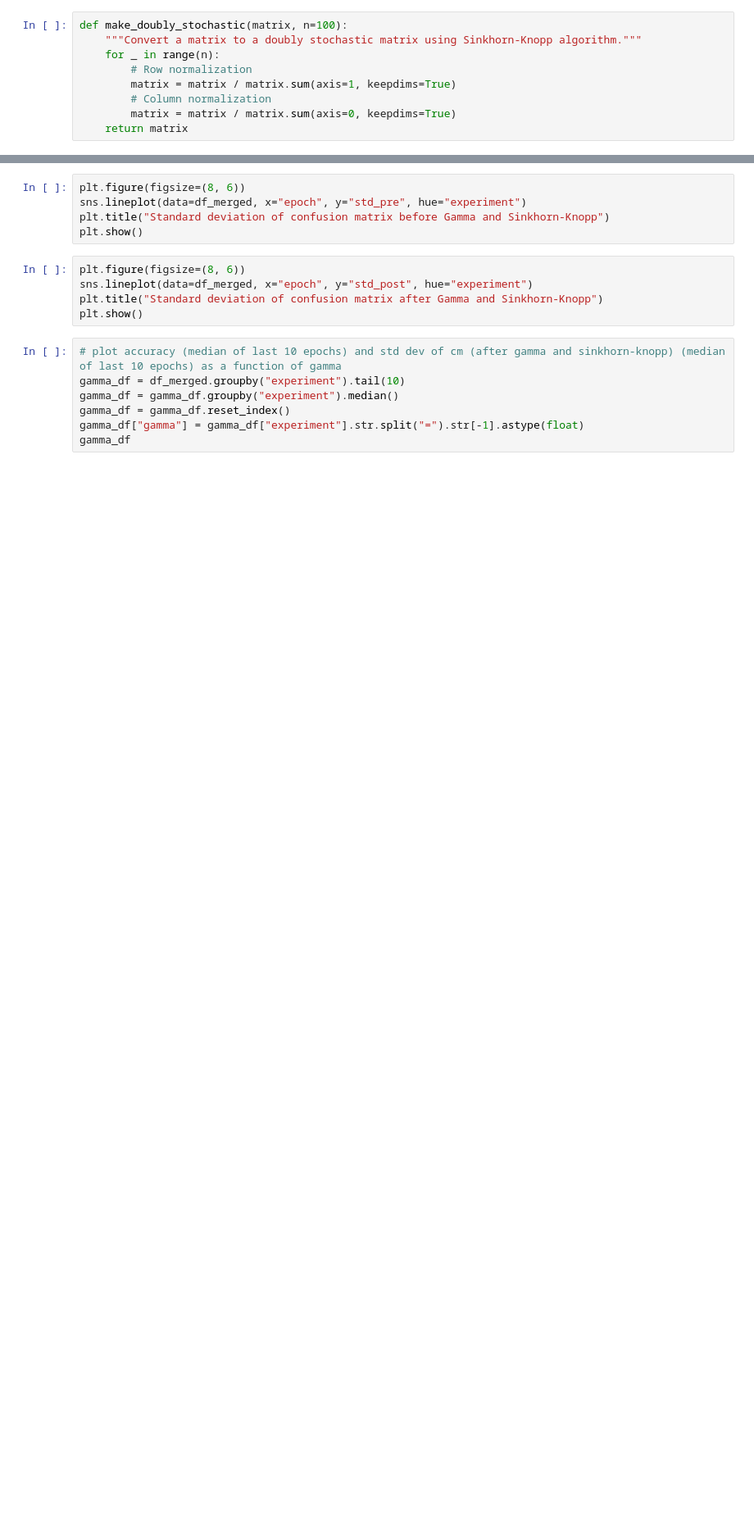
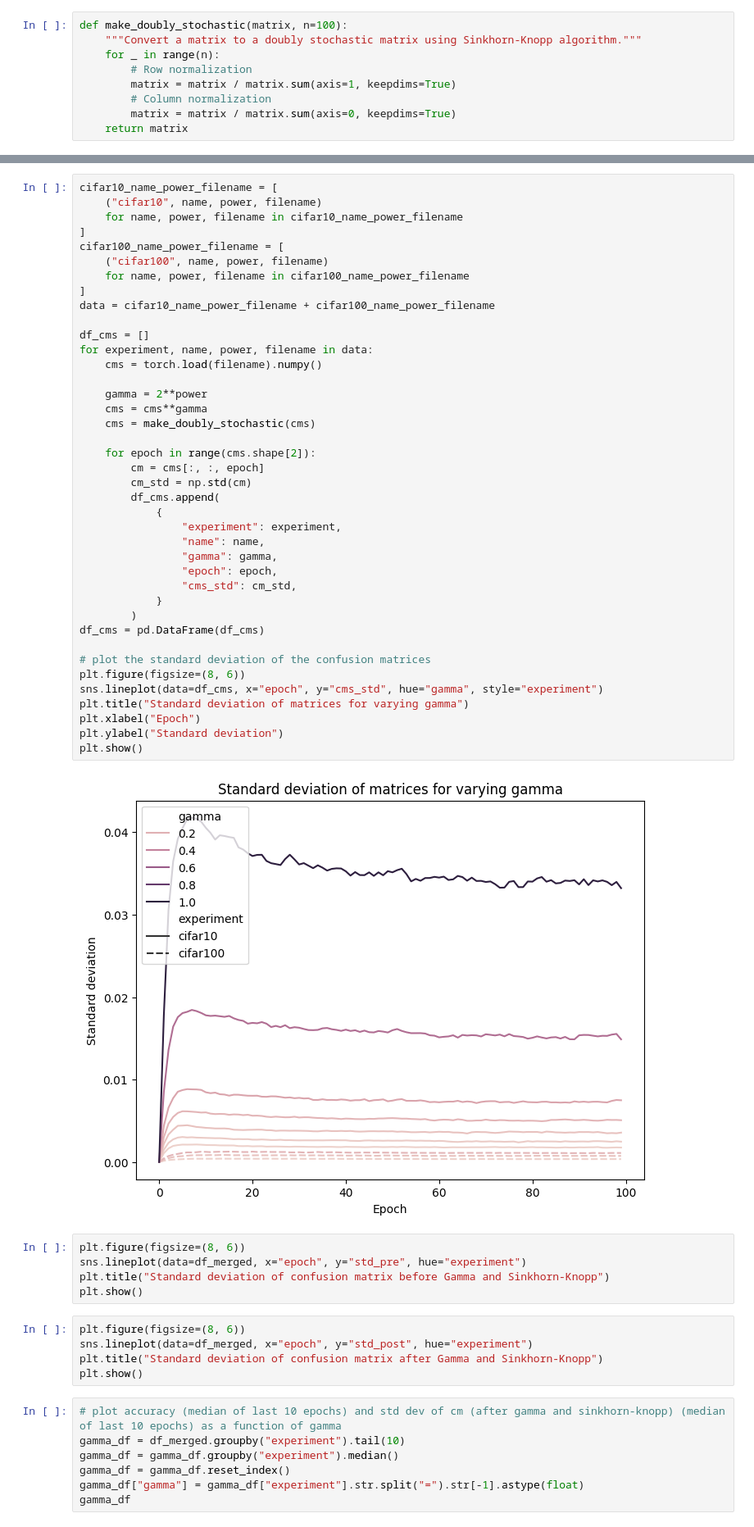
Before and after one commit to Maruf001/78-final-project, a Jupyter notebook: analysis.ipynb, the cells around one changed output, grey strips where cells are left out. Shown: that part at 82% size. Saved outputs shown, nothing was run; the diff lists cells and outputs as text; blank space fills up the shorter version.

```diff
--- a/analysis.ipynb
+++ b/analysis.ipynb
@@ -211,3 +197,45 @@ plt.show()
+# %%
+cifar10_name_power_filename = [
+    ("cifar10", name, power, filename)
+    for name, power, filename in cifar10_name_power_filename
+]
+cifar100_name_power_filename = [
+    ("cifar100", name, power, filename)
+    for name, power, filename in cifar100_name_power_filename
+]
+data = cifar10_name_power_filename + cifar100_name_power_filename
+
+df_cms = []
+for experiment, name, power, filename in data:
+    cms = torch.load(filename).numpy()
+
+    gamma = 2**power
+    cms = cms**gamma
+    cms = make_doubly_stochastic(cms)
+
+    for epoch in range(cms.shape[2]):
+        cm = cms[:, :, epoch]
+        cm_std = np.std(cm)
+        df_cms.append(
+            {
+                "experiment": experiment,
+                "name": name,
+                "gamma": gamma,
+                "epoch": epoch,
+                "cms_std": cm_std,
+            }
+        )
+df_cms = pd.DataFrame(df_cms)
+
+# plot the standard deviation of the confusion matrices
+plt.figure(figsize=(8, 6))
+sns.lineplot(data=df_cms, x="epoch", y="cms_std", hue="gamma", style="experiment")
+plt.title("Standard deviation of matrices for varying gamma")
+plt.xlabel("Epoch")
+plt.ylabel("Standard deviation")
+plt.show()
+# %% [output]
+[figure, added]
 # %%
 plt.figure(figsize=(8, 6))
 sns.lineplot(data=df_merged, x="epoch", y="std_pre", hue="experiment")
```
Also changed, not shown: parts of 2 cells of this notebook, 2 other files.
